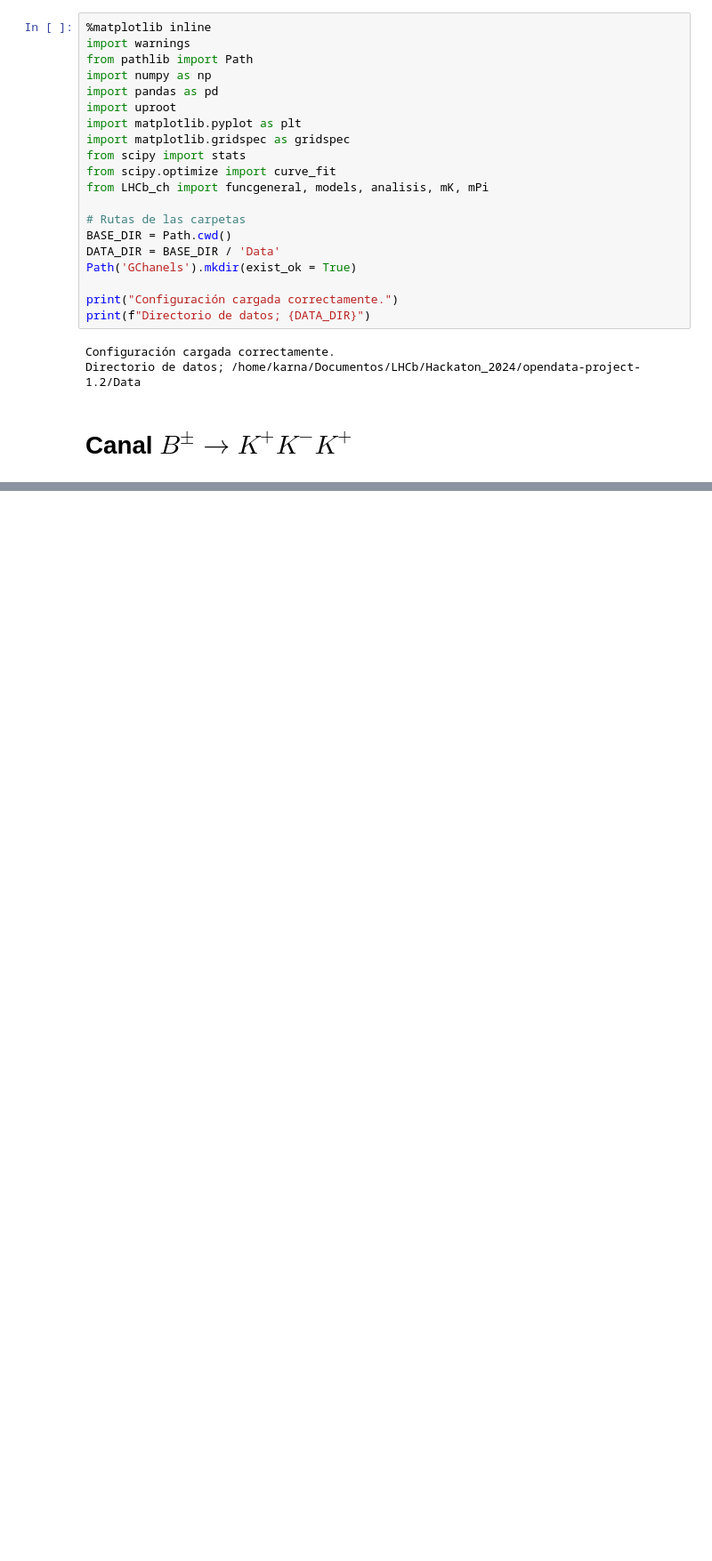
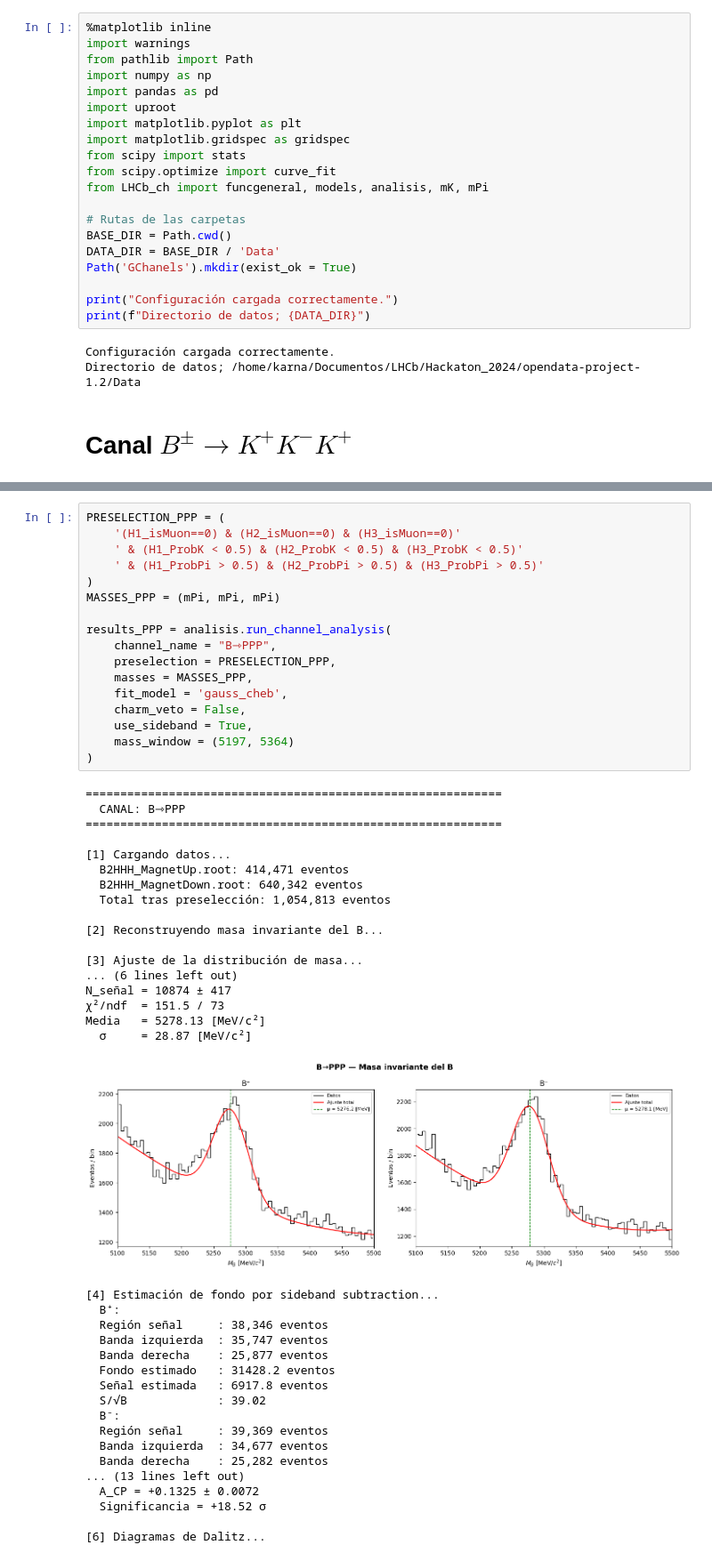
Before and after one commit to MASilva139/LHCb-Open-Data, a Jupyter notebook: Hackaton_2024/opendata-project-1.2/LHCb_ch.ipynb, the cells around one changed output, grey strips where cells are left out. Shown at 89% size. Drawn from its saved outputs; the diff is of its cells as text; blank space fills up the shorter version.

```diff
--- a/Hackaton_2024/opendata-project-1.2/LHCb_ch.ipynb
+++ b/Hackaton_2024/opendata-project-1.2/LHCb_ch.ipynb
@@ -75,0 +80,53 @@ AttributeError: 'NoneType' object has no attribute 'query'
+# %%
+PRESELECTION_PPP = (
+    '(H1_isMuon==0) & (H2_isMuon==0) & (H3_isMuon==0)'
+    ' & (H1_ProbK < 0.5) & (H2_ProbK < 0.5) & (H3_ProbK < 0.5)'
+    ' & (H1_ProbPi > 0.5) & (H2_ProbPi > 0.5) & (H3_ProbPi > 0.5)'
+)
+MASSES_PPP = (mPi, mPi, mPi)
+
+results_PPP = analisis.run_channel_analysis(
+    channel_name = "B⇾PPP",
+    preselection = PRESELECTION_PPP,
+    masses = MASSES_PPP,
+    fit_model = 'gauss_cheb',
+    charm_veto = False,
+    use_sideband = True,
+    mass_window = (5197, 5364)
+)
+# %% [output]
+============================================================
+  CANAL: B⇾PPP
+============================================================
+
+[1] Cargando datos...
+  B2HHH_MagnetUp.root: 414,471 eventos
+  B2HHH_MagnetDown.root: 640,342 eventos
+  Total tras preselección: 1,054,813 eventos
+
+[2] Reconstruyendo masa invariante del B...
+
+[3] Ajuste de la distribución de masa...
+... (6 lines left out)
+N_señal = 10874 ± 417
+χ²/ndf  = 151.5 / 73
+Media   = 5278.13 [MeV/c²]
+  σ     = 28.87 [MeV/c²]
+[figure, added]
+[4] Estimación de fondo por sideband subtraction...
+  B⁺:
+  Región señal     : 38,346 eventos
+  Banda izquierda  : 35,747 eventos
+  Banda derecha    : 25,877 eventos
+  Fondo estimado   : 31428.2 eventos
+  Señal estimada   : 6917.8 eventos
+  S/√B             : 39.02
+  B⁻:
+  Región señal     : 39,369 eventos
+  Banda izquierda  : 34,677 eventos
+  Banda derecha    : 25,282 eventos
+... (13 lines left out)
+  A_CP = +0.1325 ± 0.0072
+  Significancia = +18.52 σ
+
+[6] Diagramas de Dalitz...
```
Also changed, not shown: parts of 6 cells of this notebook, 10 other files.
